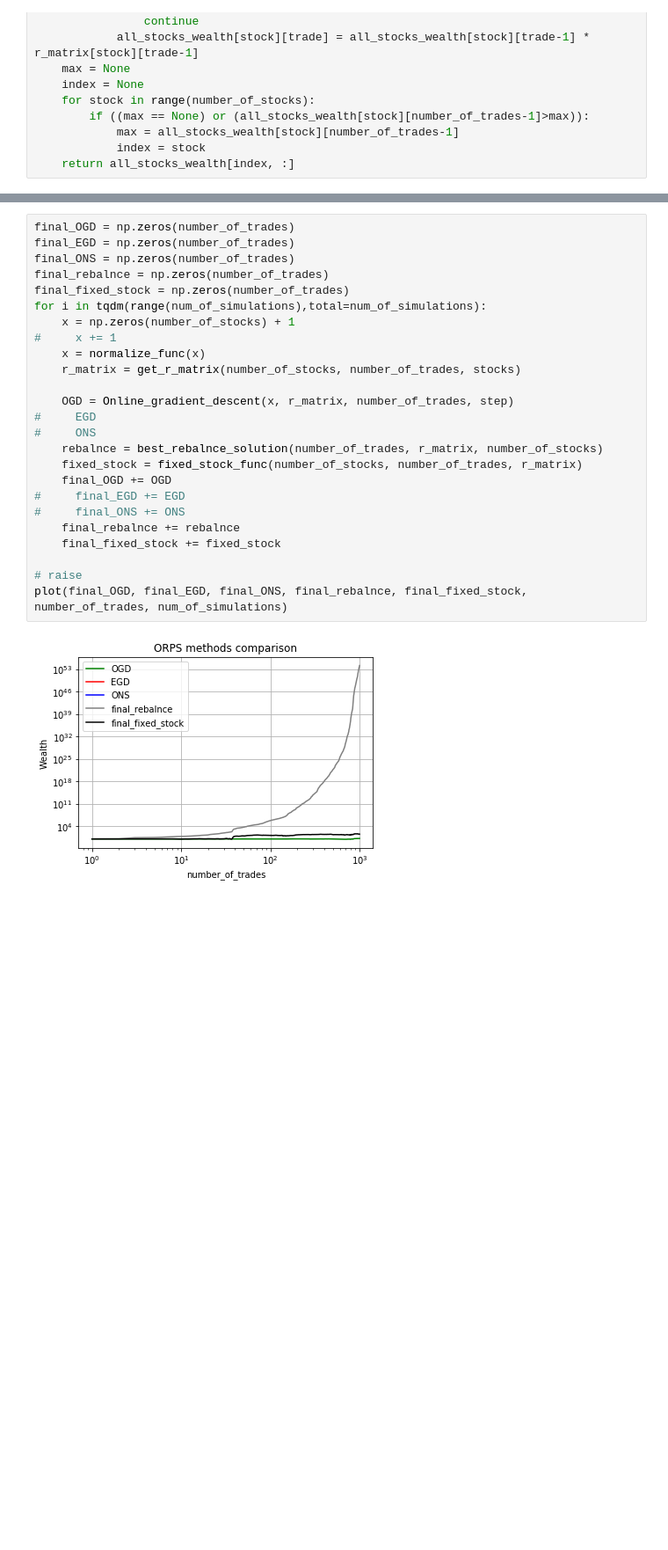
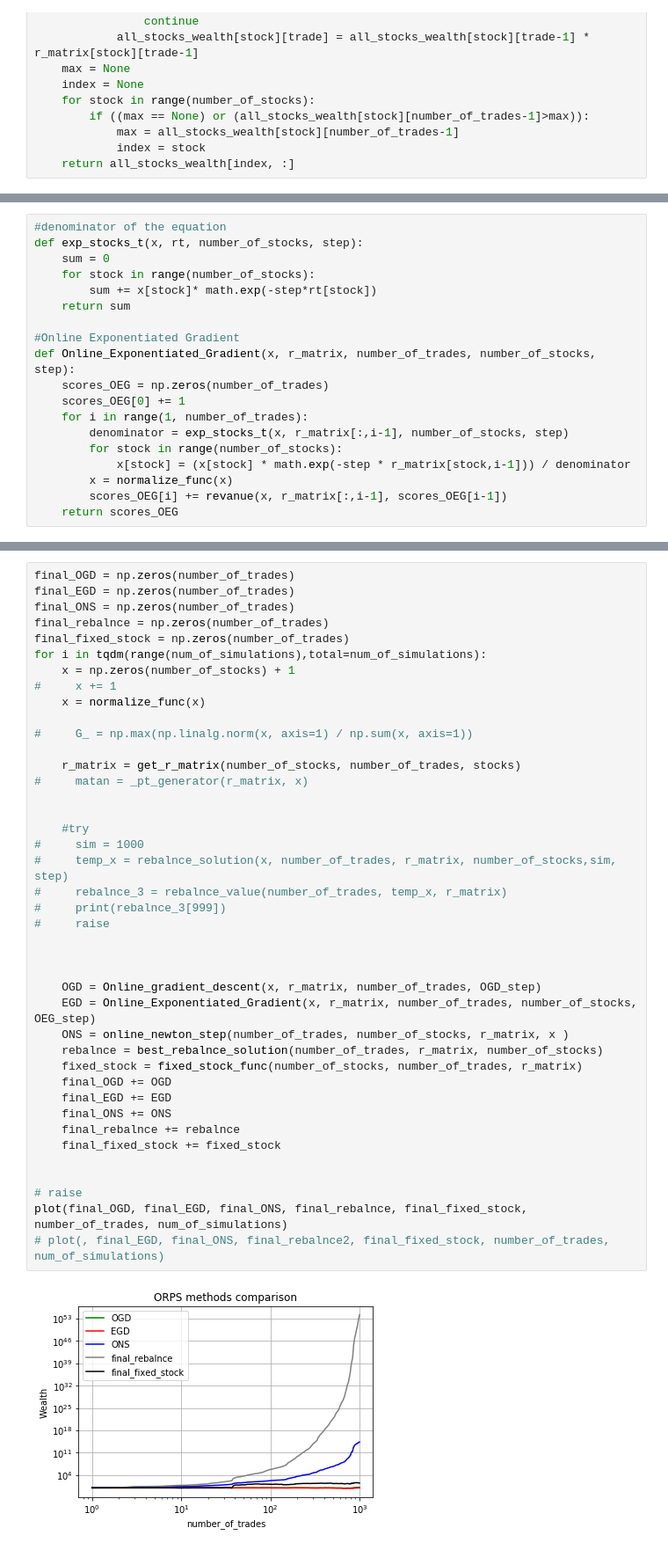
Before and after one commit to matansudry/MLOPT-ORPS-online_rebalancing_portfolio_selection, a Jupyter notebook: main.ipynb, the cells around one changed output, grey strips where cells are left out. Shown at 88% size. Saved outputs shown, nothing was run; the diff lists cells and outputs as text; blank space fills up the shorter version.

Commit message:
with newton

```diff
--- a/main.ipynb
+++ b/main.ipynb
@@ -136,0 +159,19 @@ def plot(final_OGD, final_EGD, final_ONS, final_rebalnce, final_fixed_stock, num
+# %%
+#denominator of the equation
+def exp_stocks_t(x, rt, number_of_stocks, step):
+    sum = 0
+    for stock in range(number_of_stocks):
+        sum += x[stock]* math.exp(-step*rt[stock])
+    return sum
+
+#Online Exponentiated Gradient
+def Online_Exponentiated_Gradient(x, r_matrix, number_of_trades, number_of_stocks, step):
+    scores_OEG = np.zeros(number_of_trades)
+    scores_OEG[0] += 1
+    for i in range(1, number_of_trades):
+        denominator = exp_stocks_t(x, r_matrix[:,i-1], number_of_stocks, step)
+        for stock in range(number_of_stocks):
+            x[stock] = (x[stock] * math.exp(-step * r_matrix[stock,i-1])) / denominator
+        x = normalize_func(x)
+        scores_OEG[i] += revanue(x, r_matrix[:,i-1], scores_OEG[i-1])
+    return scores_OEG
@@ -137,27 +216,43 @@ def plot(final_OGD, final_EGD, final_ONS, final_rebalnce, final_fixed_stock, num
 # %%
 final_OGD = np.zeros(number_of_trades)
 final_EGD = np.zeros(number_of_trades)
 final_ONS = np.zeros(number_of_trades)
 final_rebalnce = np.zeros(number_of_trades)
 final_fixed_stock = np.zeros(number_of_trades)
 for i in tqdm(range(num_of_simulations),total=num_of_simulations):
     x = np.zeros(number_of_stocks) + 1
 #     x += 1
     x = normalize_func(x)
+
+#     G_ = np.max(np.linalg.norm(x, axis=1) / np.sum(x, axis=1))
+
     r_matrix = get_r_matrix(number_of_stocks, number_of_trades, stocks)
+#     matan = _pt_generator(r_matrix, x)
 
-    OGD = Online_gradient_descent(x, r_matrix, number_of_trades, step)
-#     EGD
-#     ONS
+
+    #try
+#     sim = 1000
+#     temp_x = rebalnce_solution(x, number_of_trades, r_matrix, number_of_stocks,sim, step)
+#     rebalnce_3 = rebalnce_value(number_of_trades, temp_x, r_matrix)
+#     print(rebalnce_3[999])
+#     raise
+
+
+
+    OGD = Online_gradient_descent(x, r_matrix, number_of_trades, OGD_step)
+    EGD = Online_Exponentiated_Gradient(x, r_matrix, number_of_trades, number_of_stocks, OEG_step)
+    ONS = online_newton_step(number_of_trades, number_of_stocks, r_matrix, x )
     rebalnce = best_rebalnce_solution(number_of_trades, r_matrix, number_of_stocks)
     fixed_stock = fixed_stock_func(number_of_stocks, number_of_trades, r_matrix)
     final_OGD += OGD
-#     final_EGD += EGD
-#     final_ONS += ONS
+    final_EGD += EGD
+    final_ONS += ONS
     final_rebalnce += rebalnce
     final_fixed_stock += fixed_stock
 
+
 # raise
 plot(final_OGD, final_EGD, final_ONS, final_rebalnce, final_fixed_stock, number_of_trades, num_of_simulations)
+# plot(, final_EGD, final_ONS, final_rebalnce2, final_fixed_stock, number_of_trades, num_of_simulations)
 # %% [output]
-[figure, old version]
+[figure, new version]
```
Also changed, not shown: parts of 12 cells of this notebook, 5 other files.
